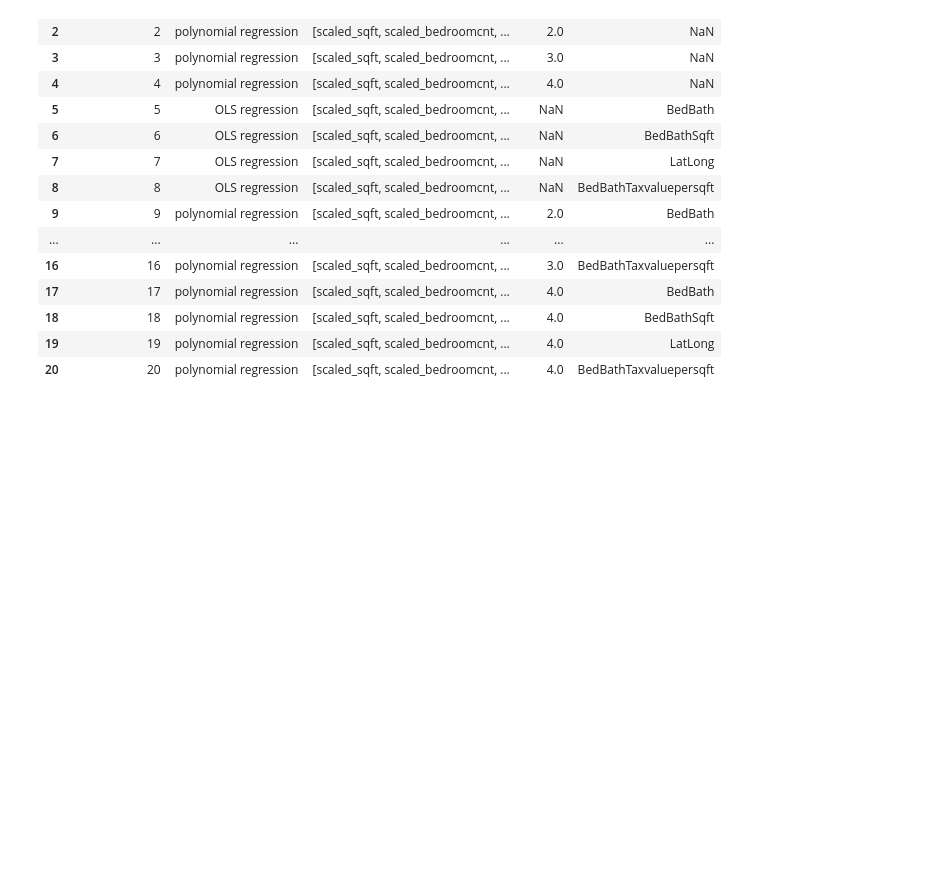
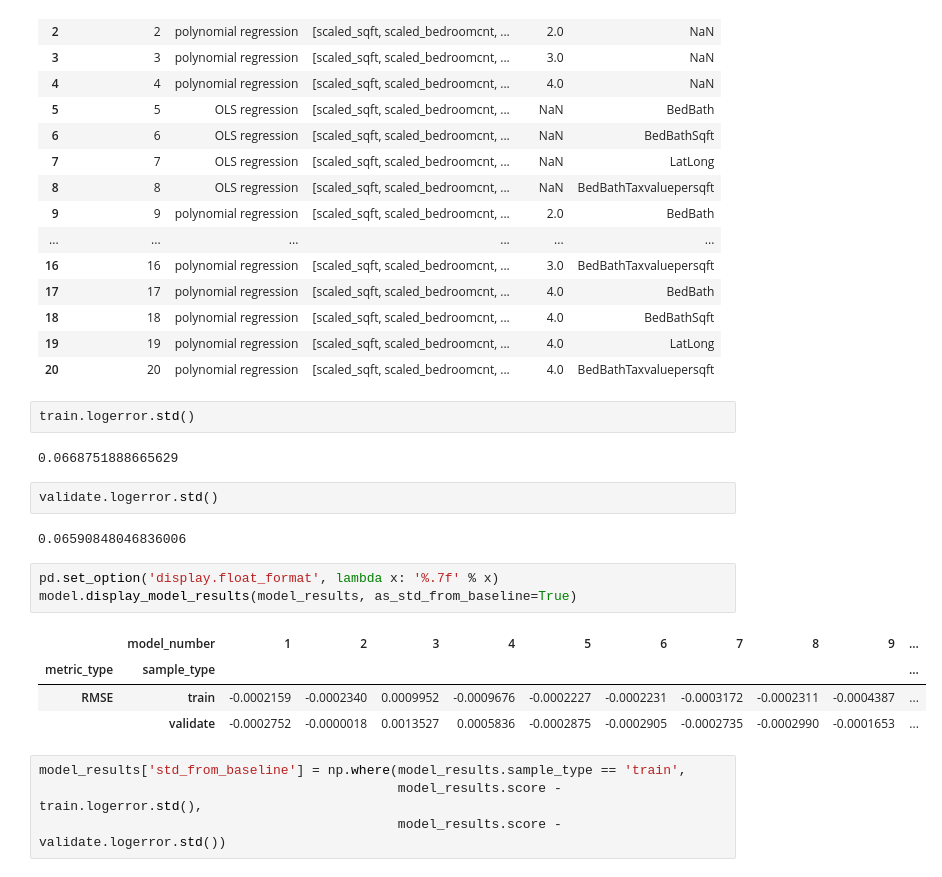
Before and after one commit to bensmith07/zillow-clustering-project, a Jupyter notebook: modeling_notebook.ipynb, the cells around one changed output. Saved outputs shown, nothing was run; the diff lists cells and outputs as text; blank space fills up the shorter version.

```diff
--- a/modeling_notebook.ipynb
+++ b/modeling_notebook.ipynb
@@ -573,6 +574,26 @@ model_info
 | 18 | 18 | polynomial regression | [scaled_sqft, scaled_bedroomcnt, ... | 4.0 | BedBathSqft |
 | 19 | 19 | polynomial regression | [scaled_sqft, scaled_bedroomcnt, ... | 4.0 | LatLong |
 | 20 | 20 | polynomial regression | [scaled_sqft, scaled_bedroomcnt, ... | 4.0 | BedBathTaxvaluepersqft |
+# %%
+train.logerror.std()
+# %% [output]
+0.0668751888665629
+# %%
+validate.logerror.std()
+# %% [output]
+0.06590848046836006
+# %%
+pd.set_option('display.float_format', lambda x: '%.7f' % x)
+model.display_model_results(model_results, as_std_from_baseline=True)
+# %% [output]
+|  | model_number | 1 | 2 | 3 | 4 | 5 | 6 | 7 | 8 | 9 | ... |
+| metric_type | sample_type |  |  |  |  |  |  |  |  |  | ... |
+| RMSE | train | -0.0002159 | -0.0002340 | 0.0009952 | -0.0009676 | -0.0002227 | -0.0002231 | -0.0003172 | -0.0002311 | -0.0004387 | ... |
+|  | validate | -0.0002752 | -0.0000018 | 0.0013527 | 0.0005836 | -0.0002875 | -0.0002905 | -0.0002735 | -0.0002990 | -0.0001653 | ... |
+# %%
+model_results['std_from_baseline'] = np.where(model_results.sample_type == 'train',
+                                              model_results.score - train.logerror.std(),
+                                              model_results.score - validate.logerror.std())
 # %%
 model_results
 # %% [output]
```
Also changed, not shown: parts of 2 cells of this notebook, 1 other file.
